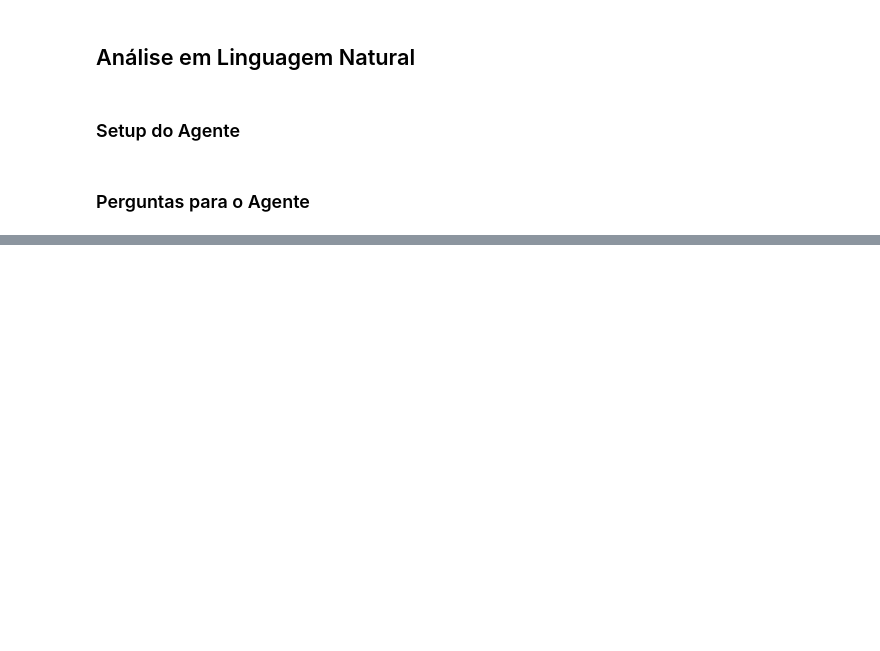
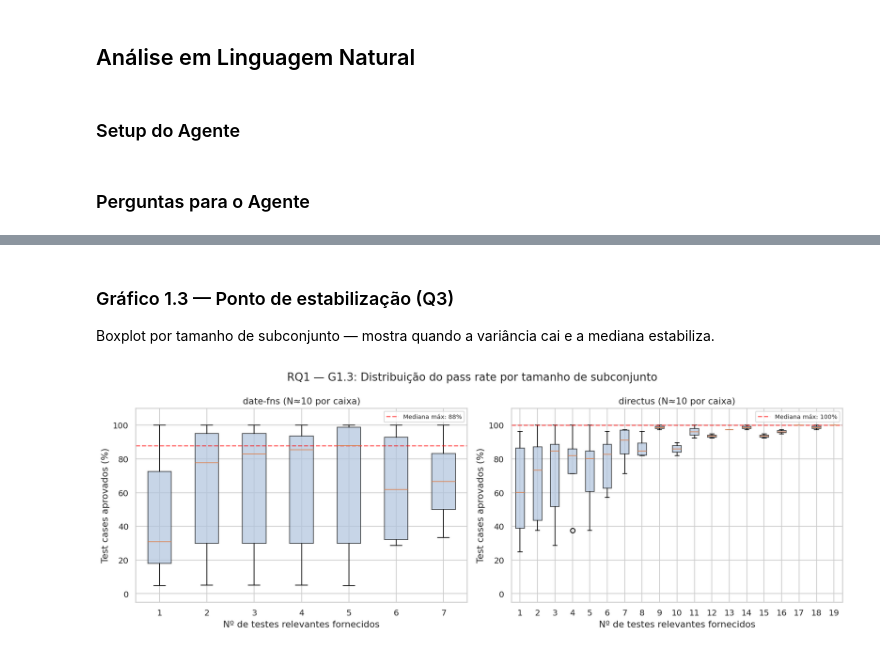
Before and after one commit to guilhermebkel/vem2026-test-driven-prompting, a Jupyter notebook: research/analysis.ipynb, the cells around one changed output, grey strips where cells are left out. Cells and saved outputs as stored; diff of their text form; code cells hidden in the pictures; blank space fills up the shorter version.

Commit message:
chore(*): add all data

```diff
--- a/research/analysis.ipynb
+++ b/research/analysis.ipynb
@@ -306,0 +402,38 @@ Sim, os dados indicam padrões claros sobre a utilidade do contexto:
+# %% [markdown]
+### Gráfico 1.3 — Ponto de estabilização (Q3)
+
+Boxplot por tamanho de subconjunto — mostra quando a variância cai e a mediana estabiliza.
+# %%
+permuted = df[df["contextType"] == "permuted-relevant-test-case"].copy()
+
+fig, axes = plt.subplots(1, 2, figsize=(14, 5))
+for ax, repo in zip(axes, permuted["repositoryName"].unique()):
+    d = permuted[permuted["repositoryName"] == repo]
+    sizes = sorted(d["experimentContextItemCount"].unique())
+    data_per_size = [
+        d[d["experimentContextItemCount"] == s]["testCasePassRate"].dropna() * 100
+        for s in sizes
+    ]
+    n_per_box = len(data_per_size[0]) if data_per_size else "?"
+
+    ax.boxplot(data_per_size, labels=sizes, patch_artist=True,
+               boxprops=dict(facecolor="lightsteelblue", alpha=0.7))
+
+    # Linha de referência na mediana máxima
+    valid = [dp for dp in data_per_size if len(dp) > 0]
+    max_med = max(np.median(dp) for dp in valid)
+    ax.axhline(max_med, linestyle="--", color="red", alpha=0.6,
+               label=f"Mediana máx: {max_med:.0f}%")
+
+    ax.set_title(f"{repo} (N≈{int(n_per_box)} por caixa)")
+    ax.set_xlabel("Nº de testes relevantes fornecidos")
+    ax.set_ylabel("Test cases aprovados (%)")
+    ax.set_ylim(-5, 110)
+    ax.legend(fontsize=8)
+
+plt.suptitle("RQ1 — G1.3: Distribuição do pass rate por tamanho de subconjunto")
+plt.tight_layout()
+plt.savefig("figures/rq1_stabilization.png", bbox_inches="tight")
+plt.show()
+# %% [output]
+[figure, added]
```
Also changed, not shown: parts of 22 cells of this notebook, 23 other files.
